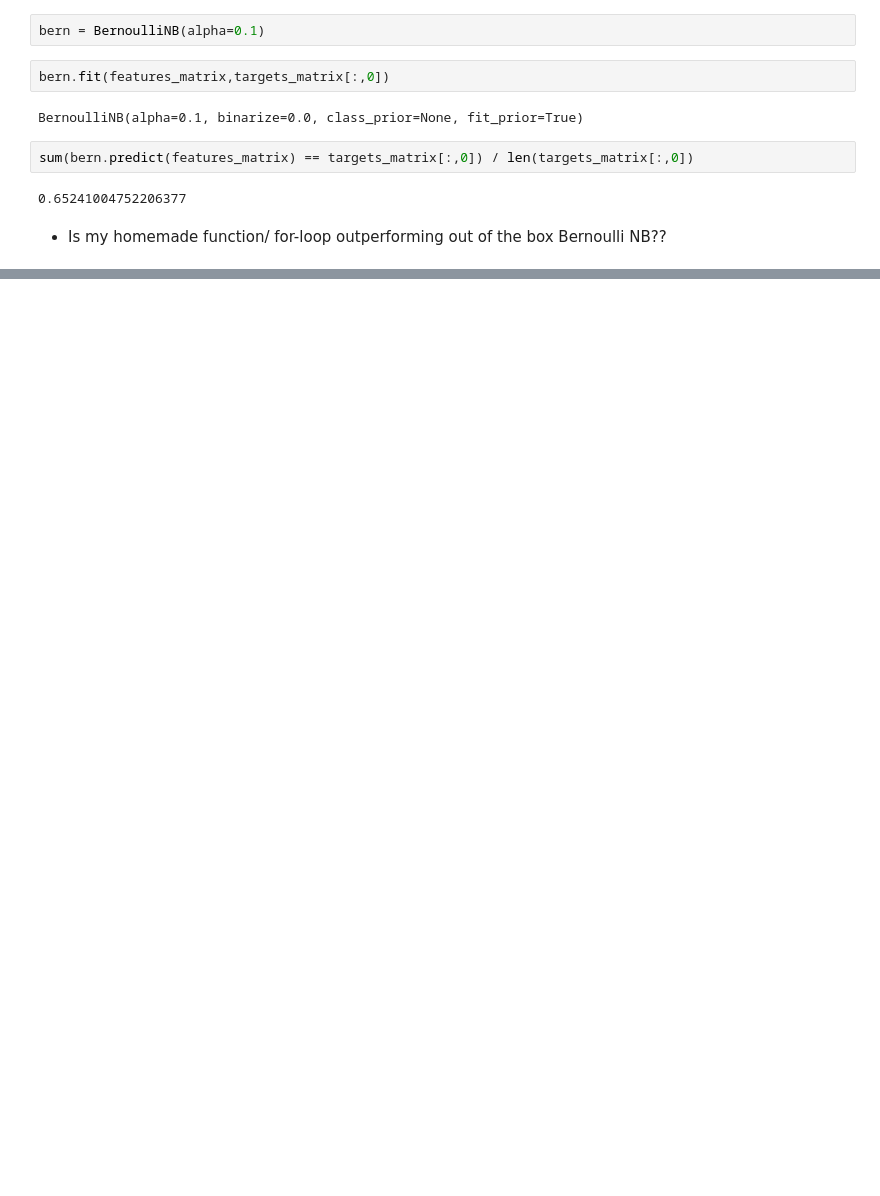
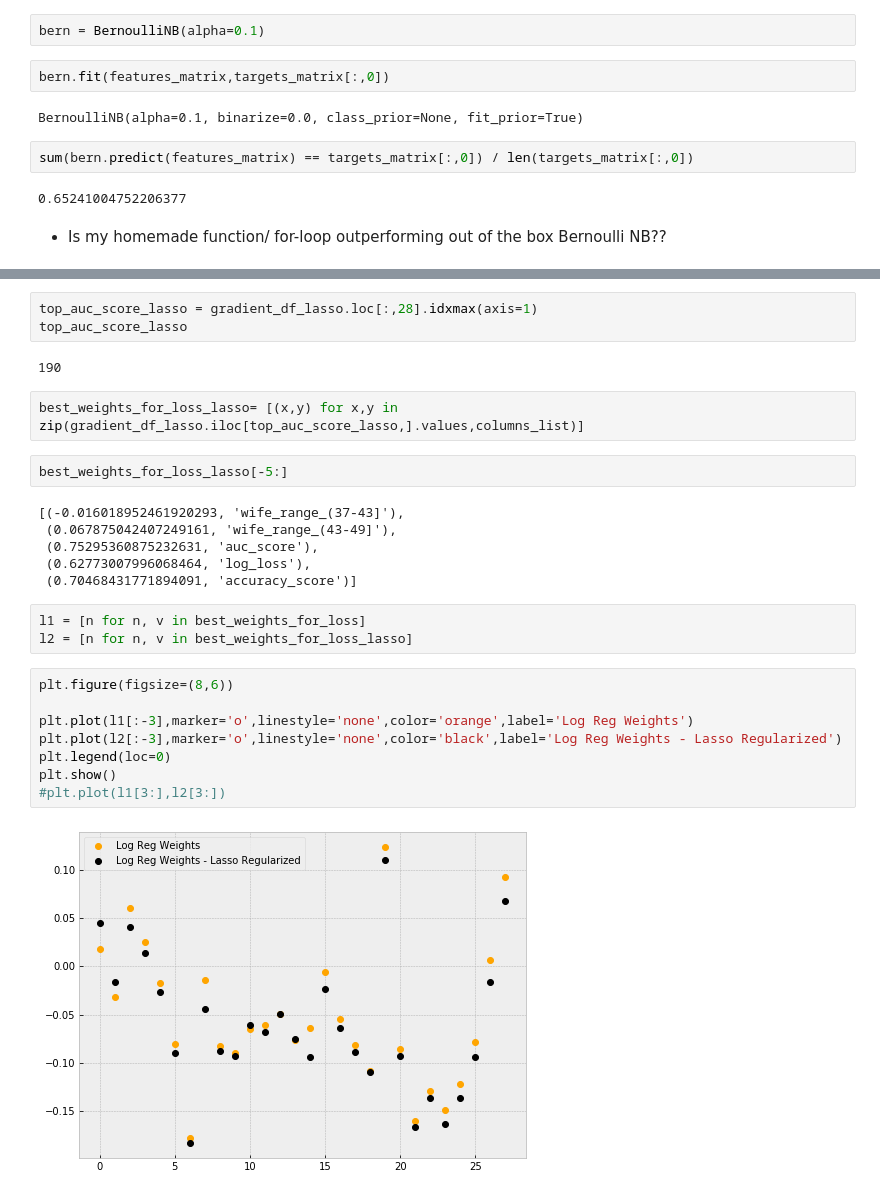
Before and after one commit to MichaelNormandyGavin/contraceptive, a Jupyter notebook: Contraceptive Study Classification.ipynb, the cells around one changed output, grey strips where cells are left out. Drawn from its saved outputs; the diff is of its cells as text; blank space fills up the shorter version.

```diff
--- a/Contraceptive Study Classification.ipynb
+++ b/Contraceptive Study Classification.ipynb
@@ -422,0 +586,28 @@ sum(bern.predict(features_matrix) == targets_matrix[:,0]) / len(targets_matrix[:
+# %%
+top_auc_score_lasso = gradient_df_lasso.loc[:,28].idxmax(axis=1)
+top_auc_score_lasso
+# %% [output]
+190
+# %%
+best_weights_for_loss_lasso= [(x,y) for x,y in zip(gradient_df_lasso.iloc[top_auc_score_lasso,].values,columns_list)]
+# %%
+best_weights_for_loss_lasso[-5:]
+# %% [output]
+[(-0.016018952461920293, 'wife_range_(37-43]'),
+ (0.067875042407249161, 'wife_range_(43-49]'),
+ (0.75295360875232631, 'auc_score'),
+ (0.62773007996068464, 'log_loss'),
+ (0.70468431771894091, 'accuracy_score')]
+# %%
+l1 = [n for n, v in best_weights_for_loss]
+l2 = [n for n, v in best_weights_for_loss_lasso]
+# %%
+plt.figure(figsize=(8,6))
+
+plt.plot(l1[:-3],marker='o',linestyle='none',color='orange',label='Log Reg Weights')
+plt.plot(l2[:-3],marker='o',linestyle='none',color='black',label='Log Reg Weights - Lasso Regularized')
+plt.legend(loc=0)
+plt.show()
+#plt.plot(l1[3:],l2[3:])
+# %% [output]
+[figure, added]
```
Also changed, not shown: parts of 20 cells of this notebook.
